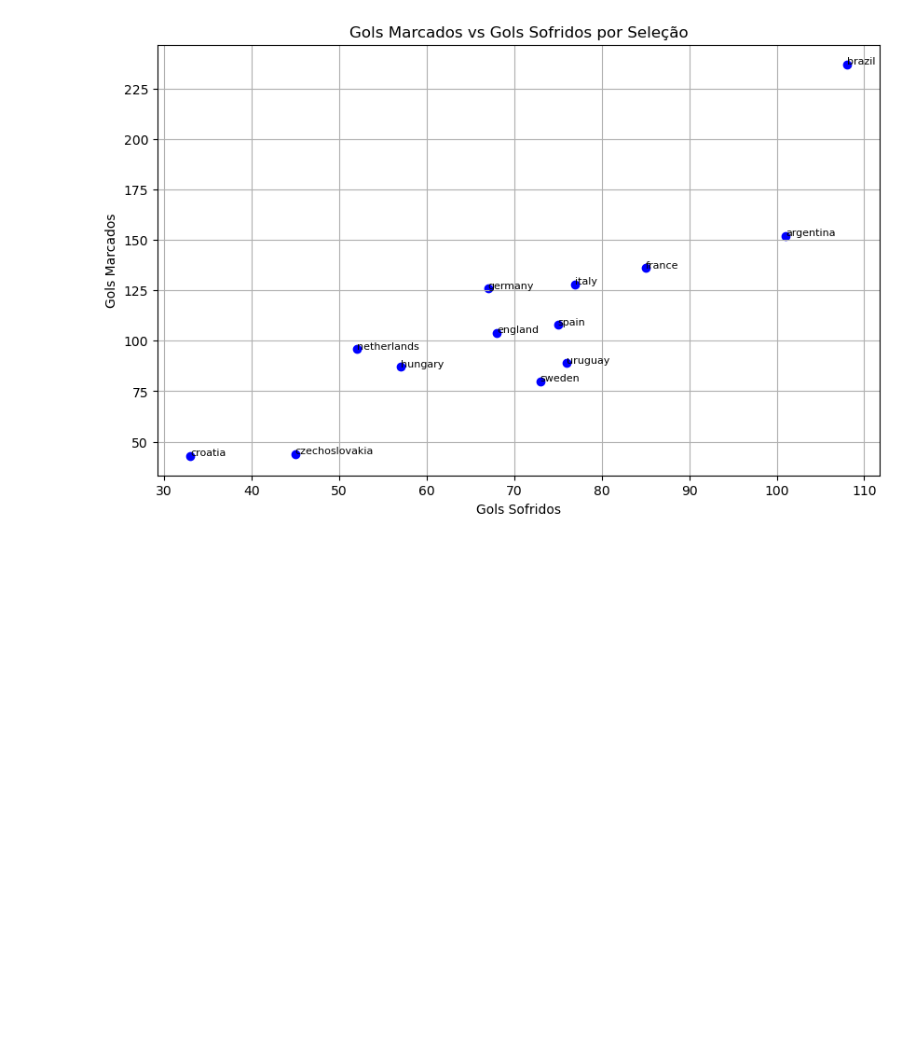
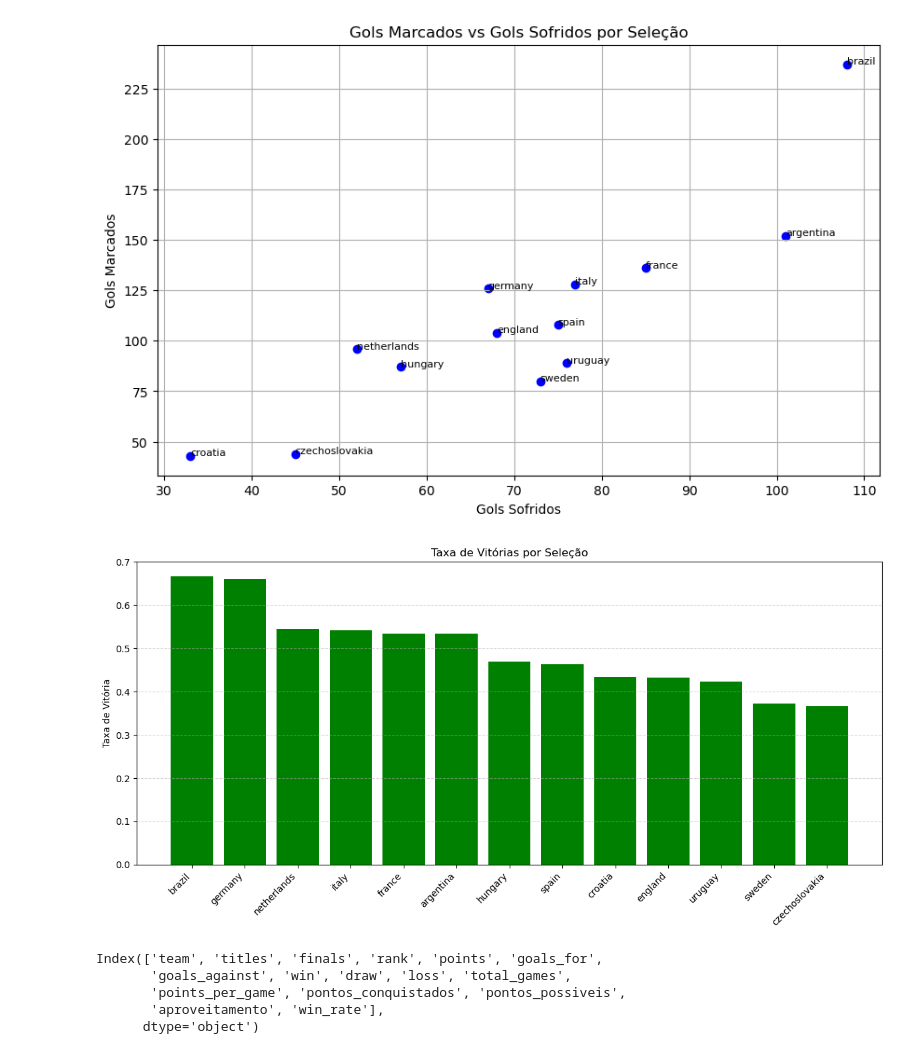
Before and after one commit to Jhonatarlp/Projeto_final_ciclo_basico_insper_Data, a Jupyter notebook: analise_exploratoria.ipynb, the cells around one changed output. Saved outputs shown, nothing was run; the diff lists cells and outputs as text; code cells hidden in the pictures; blank space fills up the shorter version.

```diff
--- a/analise_exploratoria.ipynb
+++ b/analise_exploratoria.ipynb
@@ -306,3 +289,26 @@ plt.grid(True)
 plt.show()
 # %% [output]
 [figure]
+# %%
+base_selecoes['win_rate'] = base_selecoes['win'] / base_selecoes['total_games']
+base_selecoes_sorted = base_selecoes.sort_values(by='win_rate', ascending=False)
+
+
+plt.figure(figsize=(12, 6))
+plt.bar(base_selecoes_sorted['team'], base_selecoes_sorted['win_rate'], color='green')
+plt.xticks(rotation=45, ha='right')
+plt.ylabel('Taxa de Vitória')
+plt.title('Taxa de Vitórias por Seleção')
+plt.grid(axis='y', linestyle='--', alpha=0.5)
+plt.tight_layout()
+plt.show()
+# %% [output]
+[figure, added]
+# %%
+base_selecoes.columns
+# %% [output]
+Index(['team', 'titles', 'finals', 'rank', 'points', 'goals_for',
+       'goals_against', 'win', 'draw', 'loss', 'total_games',
+       'points_per_game', 'pontos_conquistados', 'pontos_possiveis',
+       'aproveitamento', 'win_rate'],
+      dtype='object')
```
Also changed, not shown: parts of 10 cells of this notebook.
